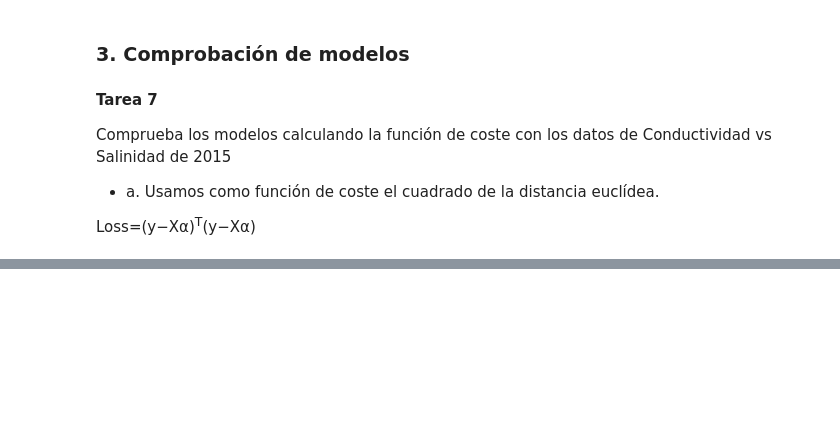
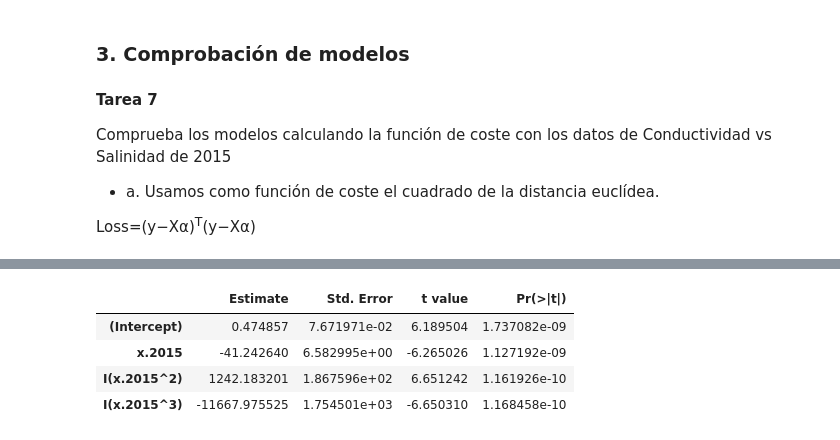
Before and after one commit to yerartdev/uc-m1965-stats, a Jupyter notebook: p8/m1965-stats-ii-practica-regresion.ipynb, the cells around one changed output, grey strips where cells are left out. Drawn from its saved outputs; the diff is of its cells as text; code cells hidden in the pictures; blank space fills up the shorter version.

```diff
--- a/p8/m1965-stats-ii-practica-regresion.ipynb
+++ b/p8/m1965-stats-ii-practica-regresion.ipynb
@@ -389,0 +398,9 @@ loss<- function(alpha,x,y) {
+# %%
+#::GMG::Los separamos y limpiamos para poder hacer la regresión
+#length(na.omit(data.processed.2014$AVG.Cond.))
+#length(na.omit(data.processed.2015$AVG.Cond.))
+x.2015 <- na.omit(data.processed.2015$AVG.Salinity.)
+y.2015 <- na.omit(data.processed.2015$AVG.Cond.)
+
+#::GMG::Tras la limpieza nos quedan menos de 365 muestras
+paste(length(x.2015), length(y.2015))
@@ -389,0 +409,8 @@ loss<- function(alpha,x,y) {
+# %%
+#::GMG::Ahora hacemos las diferentes regresiones y calculamos su correspondiente coste
+#       Primero con nuestra alpha()
+coeff.2015 <- alpha(x.2015,y.2015)
+print(round(as.vector(coeff.2015),3))
+#coste.2015.alpha <- loss(alpha = coeff.2015,x = x.2015,y = y.2015)
+coste.2015.alpha <- loss(alpha = coeff.2015,X = as.matrix(cbind(1,x.2015)),y = y.2015)
+paste('loss:',coste.2015.alpha)
@@ -389,0 +420,8 @@ loss<- function(alpha,x,y) {
+# %%
+#      Y usando lm()
+model.2015 <- lm(y.2015 ~ x.2015)
+summary(model.2015)$coef
+coste.2015.lm <- loss(alpha = model.2015$coefficients,
+                      X = as.matrix(cbind(1,x.2015)),
+                      y = y.2015)
+paste('loss:',coste.2015.lm)
@@ -389,0 +433,9 @@ loss<- function(alpha,x,y) {
+# %%
+#     Y usando glm()
+model.2015.2.glm <- glm(y.2015~x.2015 + I(x.2015^2))
+summary(model.2015.2.glm)$coef
+model.2015.2.glm$coefficients
+coste.2015.2.glm <- loss(alpha = model.2015.2.glm$coefficients,
+                         X = as.matrix(cbind(1,x.2015,x.2015^2)),
+                         y = y.2015)
+paste('loss:',coste.2015.2.glm)
@@ -389,0 +450,13 @@ loss<- function(alpha,x,y) {
+# %%
+model.2015.3.glm <- glm(y.2015~x.2015 + I(x.2015^2) + I(x.2015^3))
+summary(model.2015.3.glm)$coef
+coste.2015.3.glm <- loss(alpha = model.2015.3.glm$coefficients,
+                      X = as.matrix(cbind(1,x.2015,x.2015^2, x.2015^3)),
+                      y = y.2015)
+paste('loss:',coste.2015.3.glm)
+# %% [output]
+|  | Estimate | Std. Error | t value | Pr(>|t|) |
+| (Intercept) | 0.474857 | 7.671971e-02 | 6.189504 | 1.737082e-09 |
+| x.2015 | -41.242640 | 6.582995e+00 | -6.265026 | 1.127192e-09 |
+| I(x.2015^2) | 1242.183201 | 1.867596e+02 | 6.651242 | 1.161926e-10 |
+| I(x.2015^3) | -11667.975525 | 1.754501e+03 | -6.650310 | 1.168458e-10 |
```
Also changed, not shown: parts of 11 cells of this notebook.
